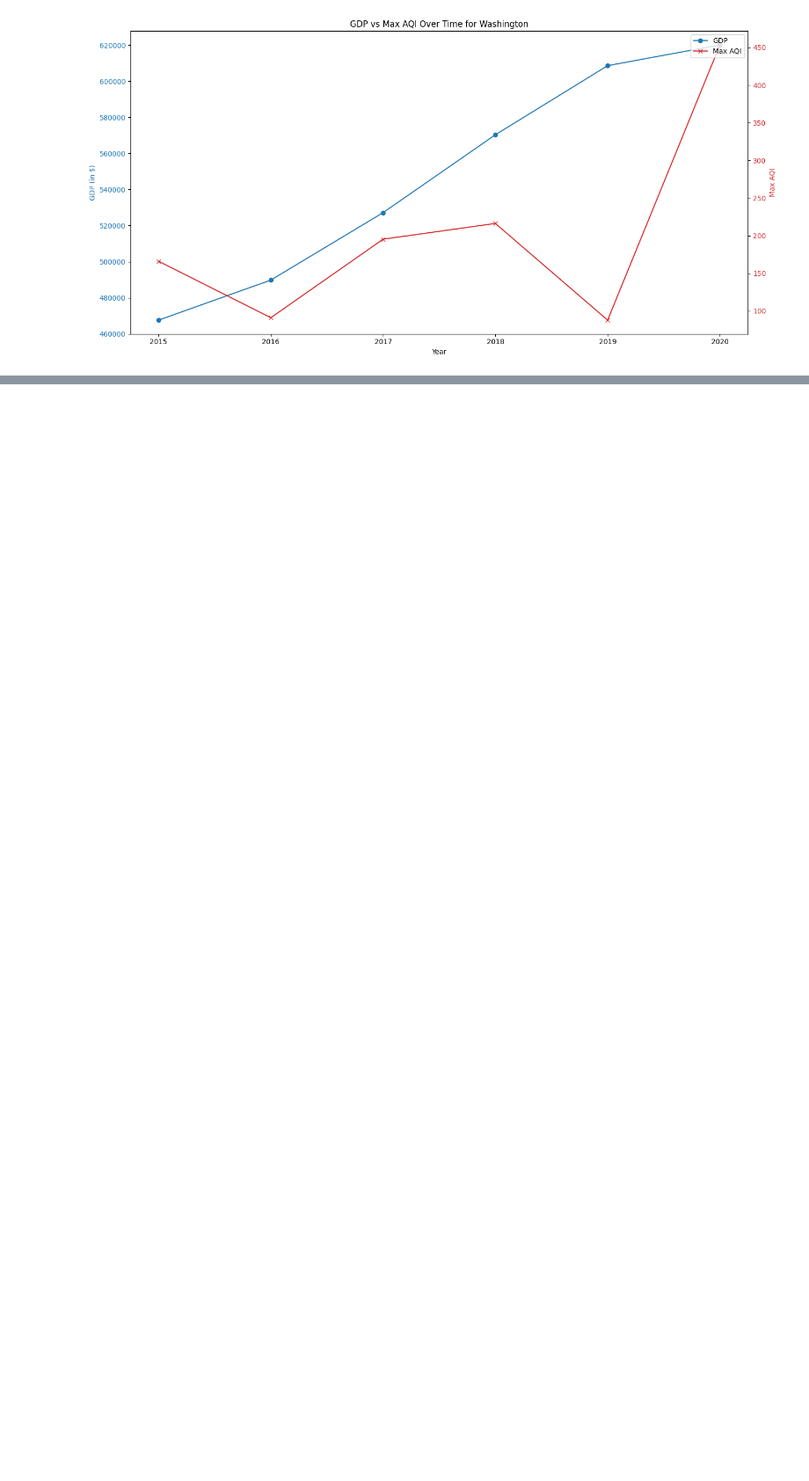
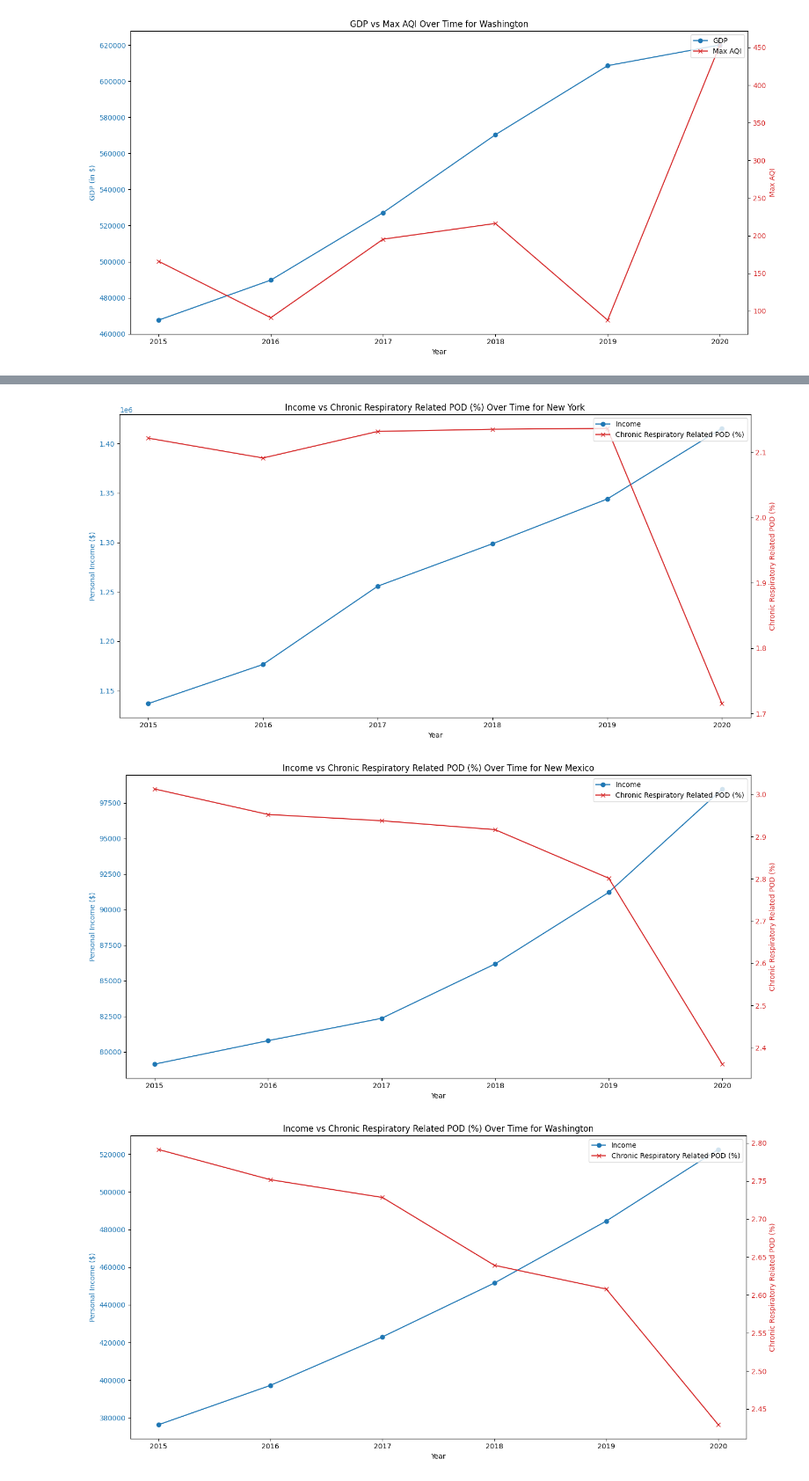
Before and after one commit to harrismhurley/python_project_1, a Jupyter notebook: main.ipynb, the cells around one changed output, grey strips where cells are left out. Shown at 88% size. Saved outputs shown, nothing was run; the diff lists cells and outputs as text; code cells hidden in the pictures; blank space fills up the shorter version.

```diff
--- a/main.ipynb
+++ b/main.ipynb
@@ -652,0 +385,34 @@ create_gdp_aqi_plot(wa_data, 'Washington')
+# %%
+def create_income_health_plot(state_data, state_name):
+    fig, ax1 = plt.subplots(figsize=(14, 7))
+    # Plot Income on the first y-axis
+    ax1.set_xlabel('Year')
+    ax1.set_ylabel('Personal Income ($)', color='tab:blue')
+    ax1.plot(state_data['Year'], state_data['personal_income'], color='tab:blue', marker='o', label='Income')
+    ax1.tick_params(axis='y', labelcolor='tab:blue')
+    # Create a second y-axis for Chronic Respiratory Related POD (%)
+    ax2 = ax1.twinx()
+    ax2.set_ylabel('Chronic Respiratory Related POD (%)', color='tab:red')
+    ax2.plot(state_data['Year'], state_data['Chronic Respiratory Related POD (%)'], color='tab:red',
+             marker='x', label='Chronic Respiratory Related POD (%)')
+    ax2.tick_params(axis='y', labelcolor='tab:red')
+    # Add legend
+    lines1, labels1 = ax1.get_legend_handles_labels()
+    lines2, labels2 = ax2.get_legend_handles_labels()
+    ax2.legend(lines1 + lines2, labels1 + labels2, loc='upper right')
+    plt.title(f'Income vs Chronic Respiratory Related POD (%) Over Time for {state_name}')
+    fig.tight_layout()
+    plt.show()
+# Create plot for New York
+ny_data = master_df[master_df['State'] == 'New York']
+create_income_health_plot(ny_data, 'New York')
+# Create plot for New Mexico
+nm_data = master_df[master_df['State'] == 'New Mexico']
+create_income_health_plot(nm_data, 'New Mexico')
+# Create plot for Washington
+wa_data = master_df[master_df['State'] == 'Washington']
+create_income_health_plot(wa_data, 'Washington')
+# %% [output]
+[figure, added]
+[figure, added]
+[figure, added]
```
Also changed, not shown: parts of 51 cells of this notebook.
